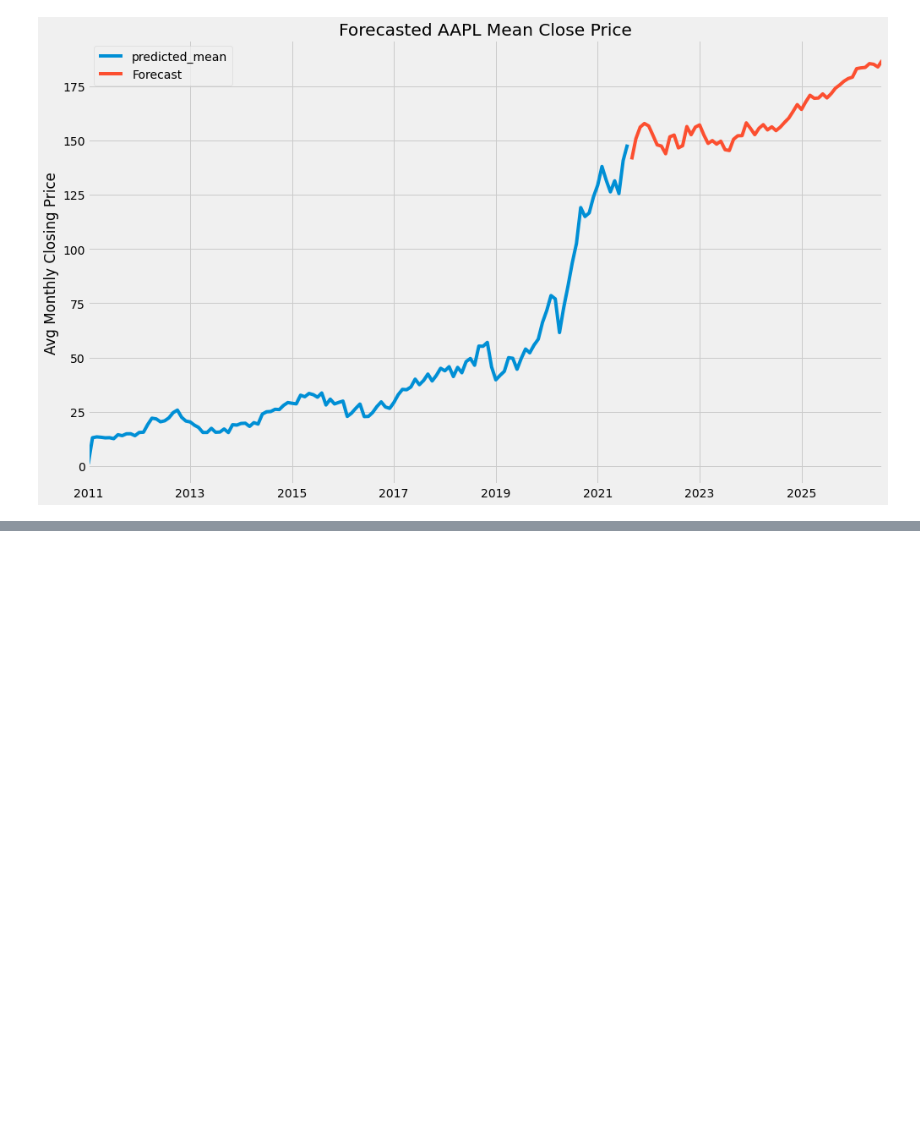
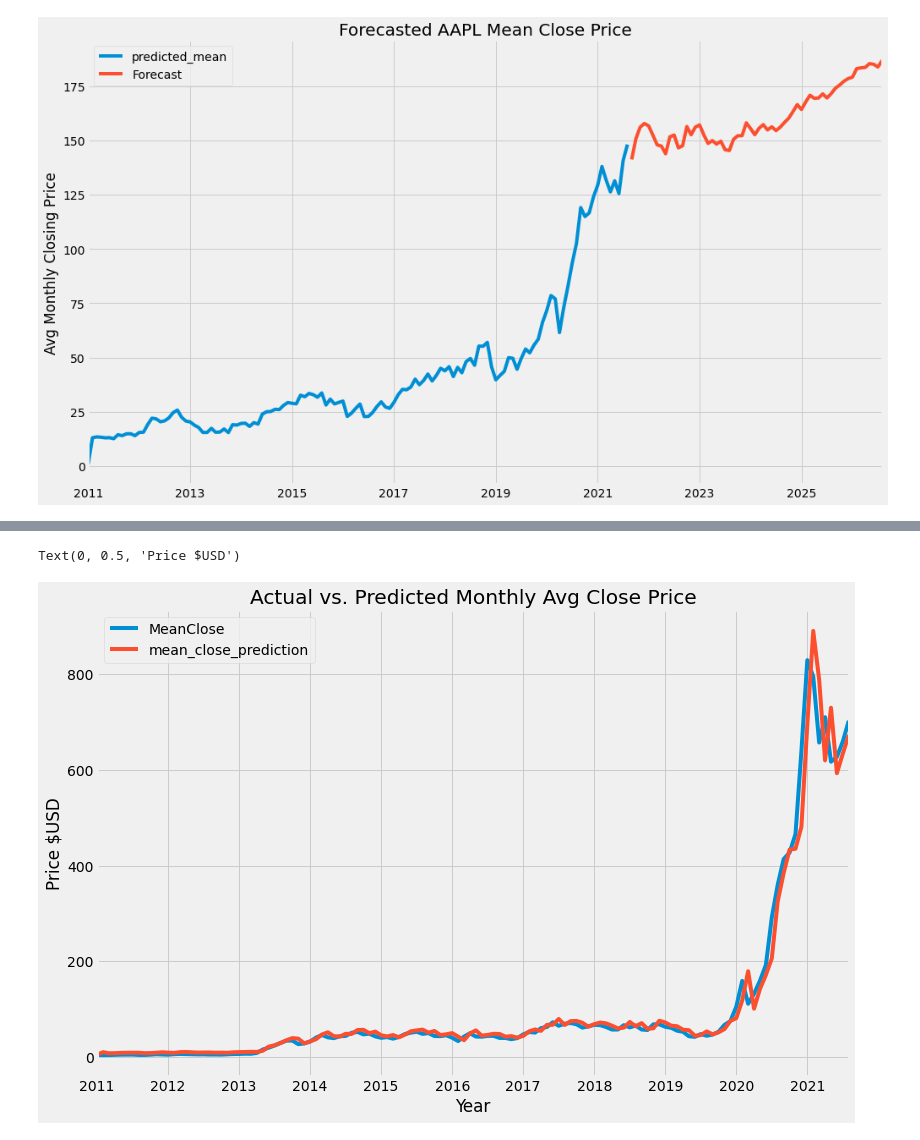
Before and after one commit to melfraas/ML_Stock_Project, a Jupyter notebook: Clean_Working_Data.ipynb, the cells around one changed output, grey strips where cells are left out. Drawn from its saved outputs; the diff is of its cells as text; code cells hidden in the pictures; blank space fills up the shorter version.

Commit message:
add tesla stock prediction

```diff
--- a/Clean_Working_Data.ipynb
+++ b/Clean_Working_Data.ipynb
@@ -386,3 +342,7 @@ plt.title('Forecasted AAPL Mean Close Price')
 # %% [output]
 Text(0.5, 1.0, 'Forecasted AAPL Mean Close Price')
 [figure]
+# %%
+#let's look at Tesla (TSLA)
+tsla_df = df1[(df1['Name'] == 'TSLA')].set_index('ym')
+tsla_df
@@ -388,0 +364,9 @@ Text(0.5, 1.0, 'Forecasted AAPL Mean Close Price')
+# %%
+
+# define model
+model = sm.tsa.statespace.SARIMAX(tsla_df['MeanClose'], trend='c', order=(1,1,0))
+# %%
+model_fit = model.fit()
+result3 = model_fit.predict()
+tsla_df['mean_close_prediction'] = result3
+tsla_df
@@ -388,0 +388,8 @@ Text(0.5, 1.0, 'Forecasted AAPL Mean Close Price')
+# %%
+tsla_df[['MeanClose', 'mean_close_prediction']].plot(figsize=(12,8))
+plt.title('Actual vs. Predicted Monthly Avg Close Price')
+plt.xlabel('Year')
+plt.ylabel('Price $USD')
+# %% [output]
+Text(0, 0.5, 'Price $USD')
+[figure, added]
```
Also changed, not shown: parts of 9 cells of this notebook.
